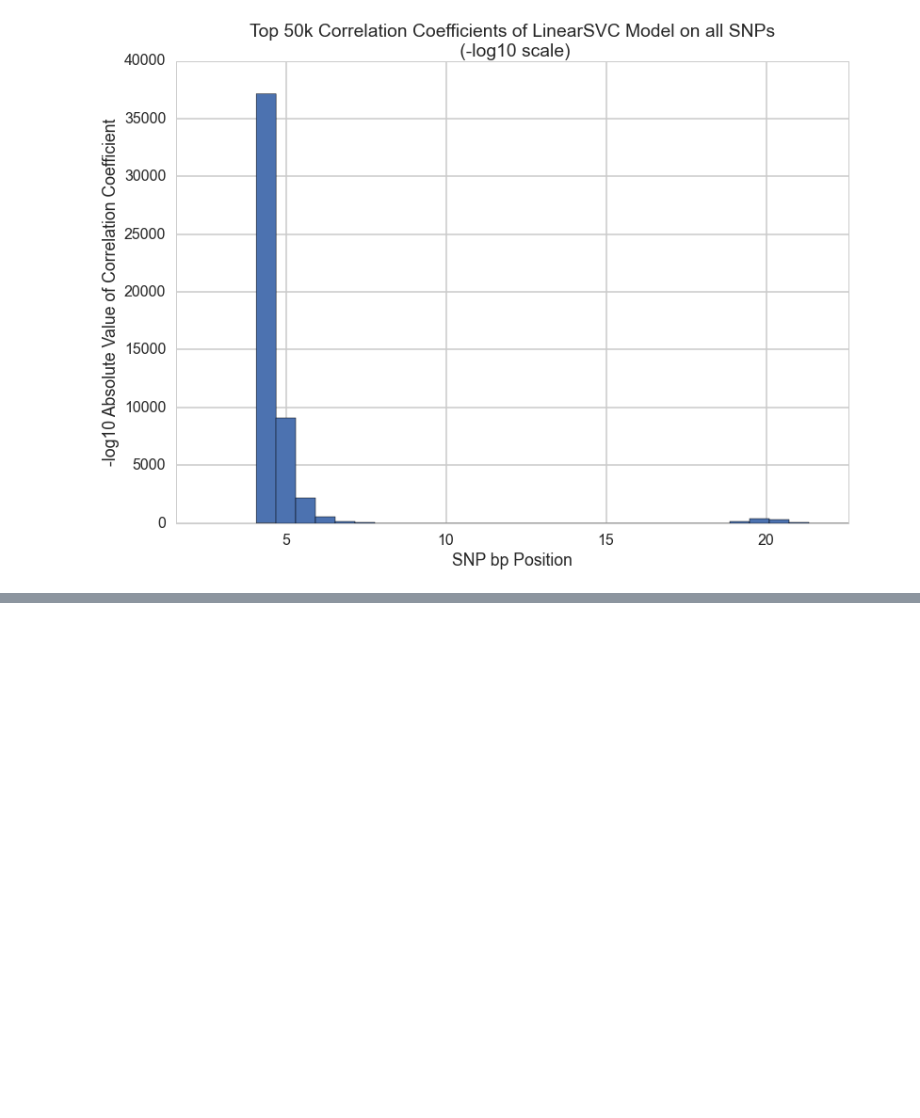
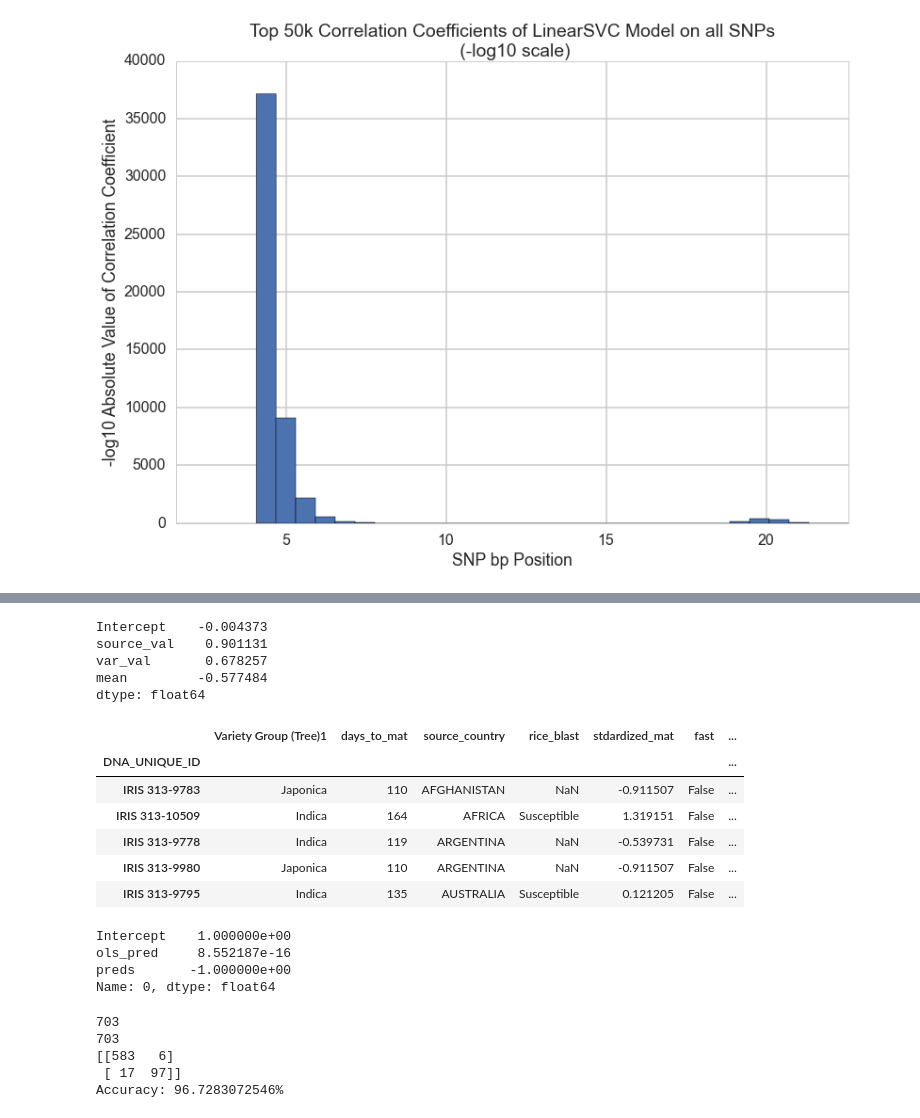
Before and after one commit to dylanpeterson/cs109-final-project, a Jupyter notebook: processbook-Copy1.ipynb, the cells around one changed output, grey strips where cells are left out. Drawn from its saved outputs; the diff is of its cells as text; code cells hidden in the pictures; blank space fills up the shorter version.

```diff
--- a/processbook-Copy1.ipynb
+++ b/processbook-Copy1.ipynb
@@ -796,0 +1037,66 @@ Cutoff: 2.38022428532
+# %%
+import statsmodels.api as sm
+from statsmodels.formula.api import glm, ols
+
+ols_model = ols('days_to_mat ~ source_val + var_val + mean', finaltrain_df[mask]).fit()
+ols_model.params
+# %% [output]
+Intercept    -0.004373
+source_val    0.901131
+var_val       0.678257
+mean         -0.577484
+dtype: float64
+# %%
+a = []
+for prediction in ols_model.predict(finaltrain_df):
+    if prediction <( days_list.mean() - days_list.std()):
+        a.append(True)
+    else:
+        a.append(False)
+
+finaltrain_df.loc[:,'ols_pred'] = (a)
+finaltrain_df[['ols_pred']] = finaltrain_df[['ols_pred']].astype(float)
+finaltrain_df.head()
+# %% [output]
+|  | Variety Group (Tree)1 | days_to_mat | source_country | rice_blast | stdardized_mat | fast | ... |
+| DNA_UNIQUE_ID |  |  |  |  |  |  | ... |
+| IRIS 313-9783 | Japonica | 110 | AFGHANISTAN | NaN | -0.911507 | False | ... |
+| IRIS 313-10509 | Indica | 164 | AFRICA | Susceptible | 1.319151 | False | ... |
+| IRIS 313-9778 | Indica | 119 | ARGENTINA | NaN | -0.539731 | False | ... |
+| IRIS 313-9980 | Japonica | 110 | ARGENTINA | NaN | -0.911507 | False | ... |
+| IRIS 313-9795 | Indica | 135 | AUSTRALIA | Susceptible | 0.121205 | False | ... |
+# %%
+ols_model = ols('fast ~ ols_pred + preds', finaltrain_df[mask]).fit()
+ols_model.params[0]
+# %% [output]
+Intercept    1.000000e+00
+ols_pred     8.552187e-16
+preds       -1.000000e+00
+Name: 0, dtype: float64
+# %%
+mean = days_list.mean()
+
+preds = ols_model.predict(finaltrain_df[~mask])
+preds = [pred[0] for pred in preds]
+
+a=[]
+for pred in preds:
+    if pred > 0.5:
+        val = False
+    else:
+        val = True
+    a.append(val)
+
+print len(a)
+print len(finaltrain_df[~mask])
+
+conf = confusion_matrix(finaltrain_df[~mask]['fast'], a)
+
+print conf
+print "Accuracy: " + str(float(conf[0][0]+conf[1][1])/float(len(finaltrain_df[~mask]))*100) + "%"
+# %% [output]
+703
+703
+[[583   6]
+ [ 17  97]]
+Accuracy: 96.7283072546%
```
Also changed, not shown: parts of 16 cells of this notebook, 2 other files.
